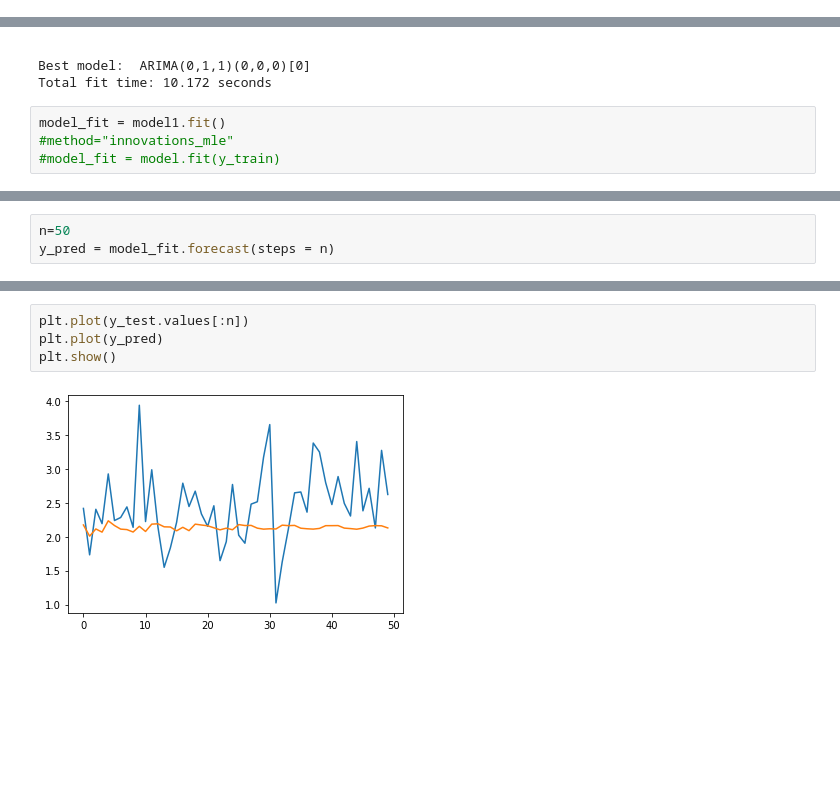
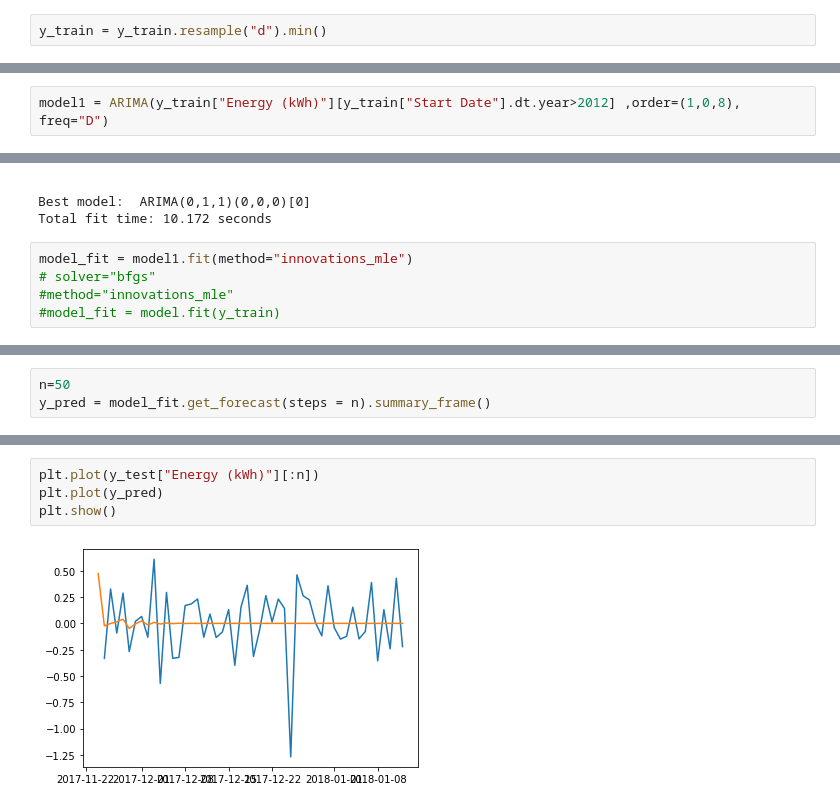
Before and after one commit to Jungar111/Bachelor2021, a Jupyter notebook: Modelling/ArimaTest.ipynb, the cells around one changed output, grey strips where cells are left out. Saved outputs shown, nothing was run; the diff lists cells and outputs as text; blank space fills up the shorter version.

```diff
--- a/Modelling/ArimaTest.ipynb
+++ b/Modelling/ArimaTest.ipynb
@@ -62,0 +190,2 @@ model1 = ARIMA(y_train.values[600:] ,order=(7,0,15))
+# %%
+y_train = y_train.resample("d").min()
@@ -62,0 +200,2 @@ model1 = ARIMA(y_train.values[600:] ,order=(7,0,15))
+# %%
+model1 = ARIMA(y_train["Energy (kWh)"][y_train["Start Date"].dt.year>2012] ,order=(1,0,8), freq="D")
@@ -86,6 +284,7 @@ Performing stepwise search to minimize aic
 Best model:  ARIMA(0,1,1)(0,0,0)[0]
 Total fit time: 10.172 seconds
 # %%
-model_fit = model1.fit()
+model_fit = model1.fit(method="innovations_mle")
+# solver="bfgs"
 #method="innovations_mle"
 #model_fit = model.fit(y_train)
@@ -133,4 +364,4 @@ mape
 # %%
 n=50
-y_pred = model_fit.forecast(steps = n)
+y_pred = model_fit.get_forecast(steps = n).summary_frame()
 # %%
@@ -147,6 +392,6 @@ plt.show()
 # %%
-plt.plot(y_test.values[:n])
+plt.plot(y_test["Energy (kWh)"][:n])
 plt.plot(y_pred)
 plt.show()
 # %% [output]
-[figure, old version]
+[figure, new version]
```
Also changed, not shown: parts of 26 cells of this notebook.
